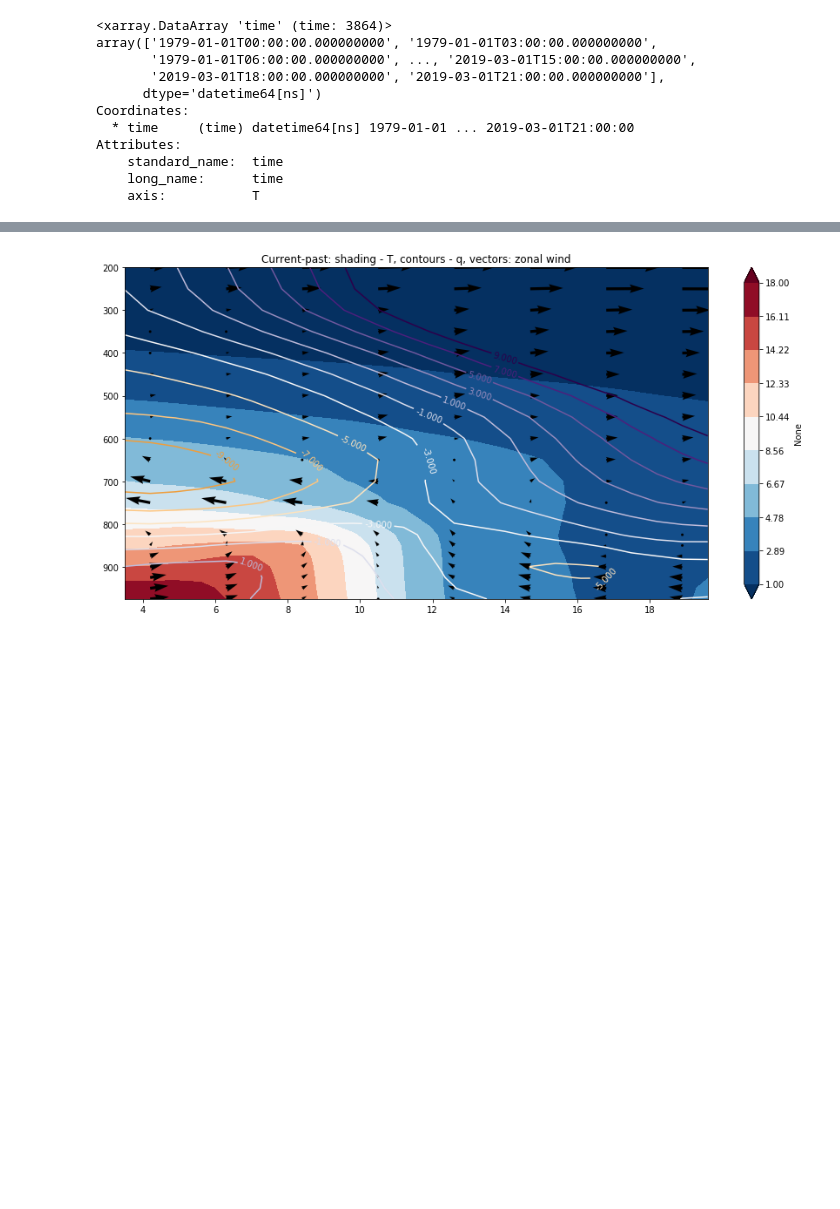
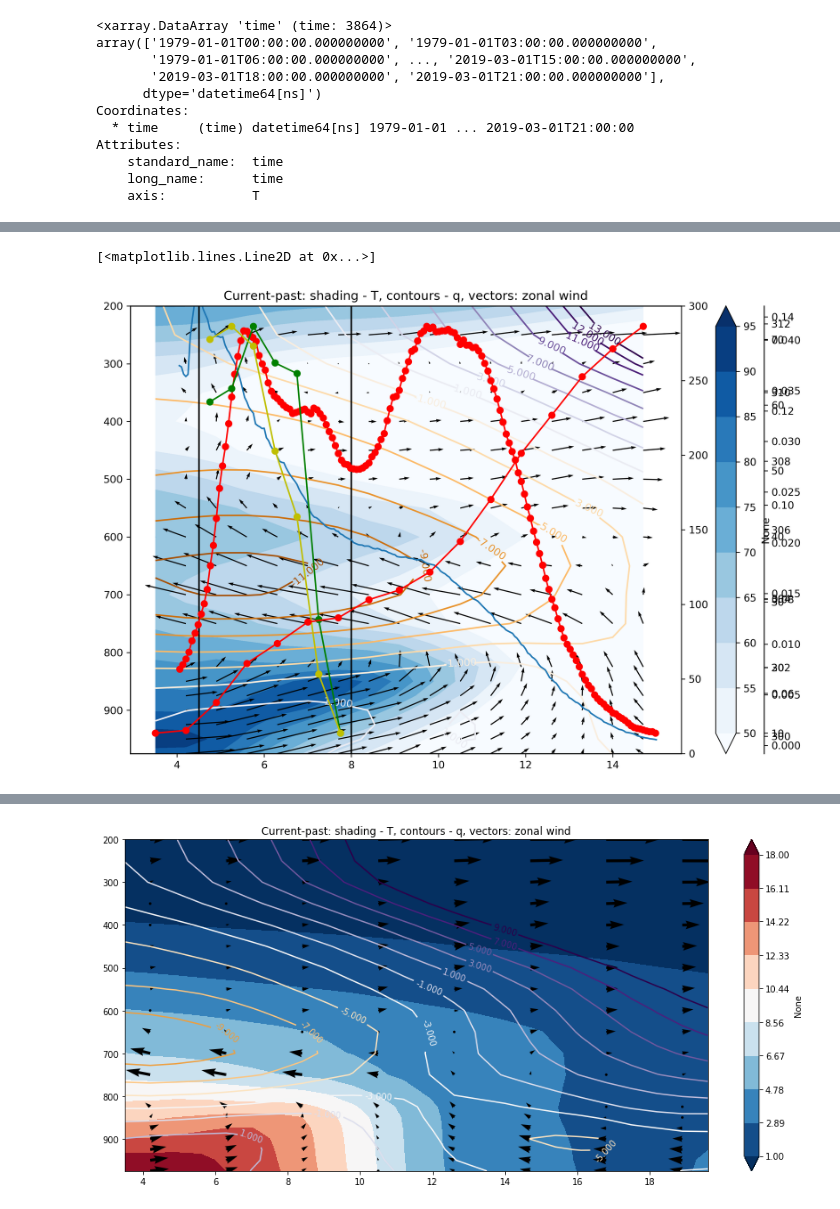
Before and after one commit to cornkle/proj_CEH, a Jupyter notebook: notebooks/CLOVER_crossSection_March_Oct.ipynb, the cells around one changed output, grey strips where cells are left out. Saved outputs shown, nothing was run; the diff lists cells and outputs as text; code cells hidden in the pictures; blank space fills up the shorter version.

```diff
--- a/notebooks/CLOVER_crossSection_March_Oct.ipynb
+++ b/notebooks/CLOVER_crossSection_March_Oct.ipynb
@@ -127,0 +181,4 @@ cross_oct = era_pl_cross.sel(ymonth='10-12', longitude=slice(-10,10), latitude=s
+# %%
+era_srfc['ymonth'] = ('time', [str(m)+'-'+str(h) for (m,h) in zip(era_srfc['time.month'].values,era_srfc['time.hour'].values)])
+grouped='ymonth'
+era_srfc_cross =  era_srfc.groupby(grouped).mean(dim='time')
@@ -128,4 +235,56 @@ cross_oct = era_pl_cross.sel(ymonth='10-12', longitude=slice(-10,10), latitude=s
 # %%
 ccross_march = cross_march.mean('longitude')
 ccross_oct = cross_oct.mean('longitude')
+# %%
+
+f=plt.figure(figsize=(12,8), dpi=300)  # this opens a plot window
+
+ax = f.add_subplot(111)
+
+# "current zonal wind" wind vectors
+vano = ccross_march['v']
+wano = ccross_march['w']*(-10)  # multiplied by 10 since vertical component is very small compared to horizontal one
+st=1
+sarrow = 1
+xquiv = ccross_march.latitude[sarrow::st]
+yquiv = ccross_march.level
+
+uu = (vano)[::, sarrow::st]
+ww = (wano)[::, sarrow::st]
+
+qin = {'x' : xquiv, 'y' : yquiv, 'u' : uu, 'v' : ww, 'scale' : 30}
+
+# temperature and moisture check
+data = (ccross_march['u'])
+data2 = ccross_march['r']
+contour = {'data' : data, 'x' : ccross_oct.latitude, 'y' : ccross_oct.level, 'levels' : [-13,-12,-11,-9,-7,-5,-3,-1,1,3,5,7,9,11,12,13], 'cmap' : 'PuOr'}
+draw_cross(ax, data2, ccross_oct.latitude, ccross_oct.level, cmap='Blues',
+           levels=np.arange(50,100,5), quiver=qin, contour=contour, title='Current-past: shading - T, contours - q, vectors: zonal wind')
+
+
+plt.axvline(x=4.5, color='k')
+plt.axvline(x=8, color='k')
+
+ax1 = ax.twinx()
+ax1.plot(cross_prcp_march.lat, cross_prcp_march['precip'].values)
+ax1.set_ylim(0,300)
+
+ax2 = ax.twinx()
+ax2.spines["right"].set_position(("axes", 1.15))
+ax2.plot(cross_70_march.lat,cross_70_march.values, '-ro')
+
+ax3 = ax.twinx()
+ax3.spines["right"].set_position(("axes", 1.15))
+ax3.plot(latbin,ext_frac_m, '-go')
+
+ax4 = ax.twinx()
+ax4.spines["right"].set_position(("axes", 1.15))
+ax4.plot(latbin,ext_abs_m, '-yo')
+
+ax4 = ax.twinx()
+ax4.spines["right"].set_position(("axes", 1.15))
+ax4.plot(cross_marchs.latitude,cross_marchs['t2m'].mean('longitude').values, '-ro')
+# %% [output]
+[<matplotlib.lines.Line2D at 0x...>]
+[figure, added]
 # %%
```
Also changed, not shown: parts of 20 cells of this notebook, 9 other files.
